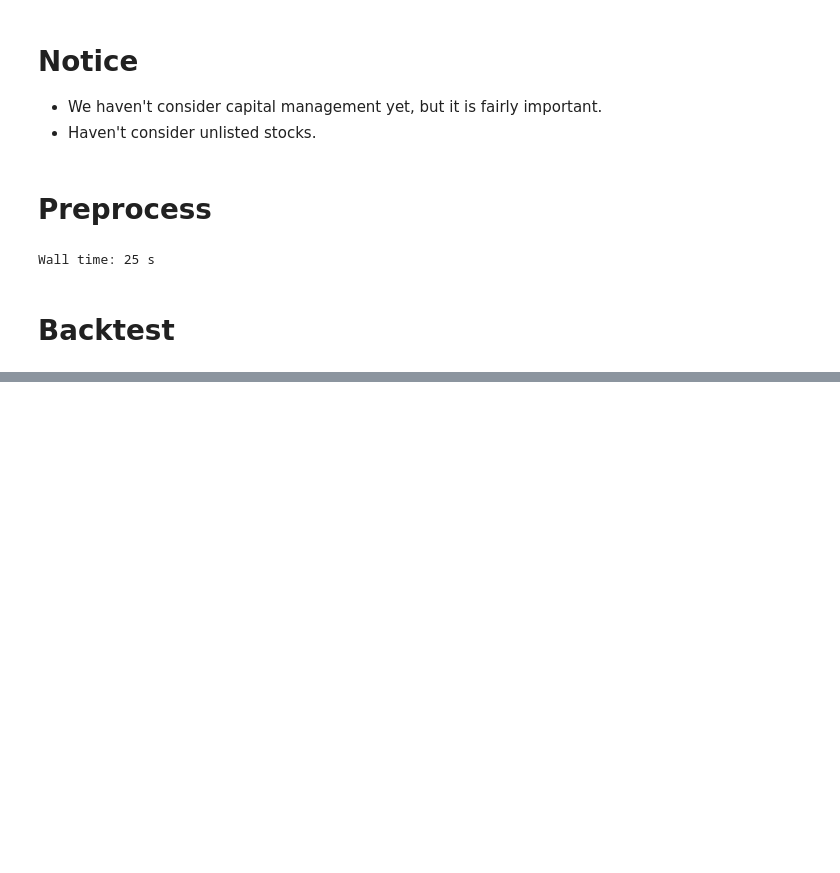
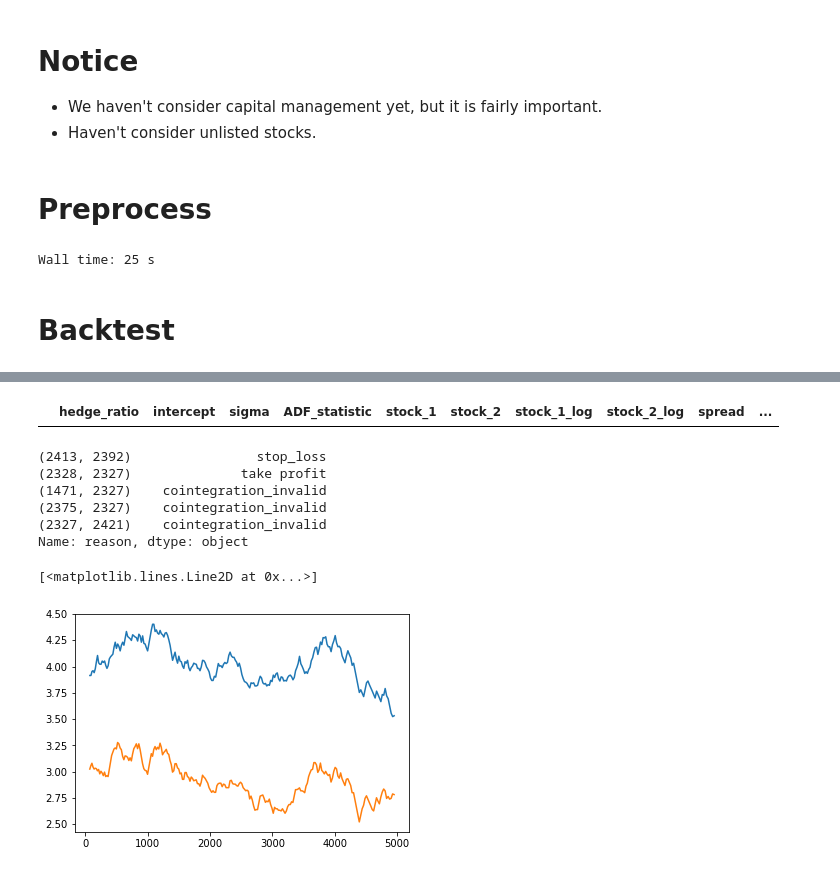
Before and after one commit to Andy-Liu66/Investment-Strategy-Backtesting-Blog, a Jupyter notebook: Pairs trading based on Cointegration/testing.ipynb, the cells around one changed output, grey strips where cells are left out. Drawn from its saved outputs; the diff is of its cells as text; code cells hidden in the pictures; blank space fills up the shorter version.

```diff
--- a/Pairs trading based on Cointegration/testing.ipynb
+++ b/Pairs trading based on Cointegration/testing.ipynb
@@ -53,6 +59,8 @@ ASR_threshold = 1.5
 # %%
 %%time
 # trailing part
+current_step += 1
+
 # prepare data for model
 timeframe_for_model = timeframe.iloc[current_step-trailing_windows: current_step]
 
@@ -111,7 +119,9 @@ tradable_pairs[['stock_1', 'stock_2']] = list(map(
     tradable_pairs.index
 ))
 
-tradable_pairs[['stock_1_log', 'stock_2_log']] = np.log(tradable_pairs[['stock_1', 'stock_2']])
+tradable_pairs[['stock_1_log', 'stock_2_log']] = np.log(
+    tradable_pairs[['stock_1', 'stock_2']]
+)
 
 tradable_pairs['spread'] = (
     tradable_pairs.stock_2_log -
@@ -126,5 +136,7 @@ tradable_pairs['PS'] = np.power(
     ADF_threshold - tradable_pairs.ADF_statistic
 )
 
+tradable_pairs['date'] =  date_for_spread.date.iloc[0]
+
 # current_step += 1
 # %% [output]
@@ -141,3 +217,22 @@ tradable_pairs.sort_values('PS', ascending=False)
+# %%
+open_position
+# %% [output]
+|  | hedge_ratio | intercept | sigma | ADF_statistic | stock_1 | stock_2 | stock_1_log | stock_2_log | spread | ... |
+# %%
+trade_result.reason
+# %% [output]
+(2413, 2392)                stop_loss
+(2328, 2327)              take profit
+(1471, 2327)    cointegration_invalid
+(2375, 2327)    cointegration_invalid
+(2327, 2421)    cointegration_invalid
+Name: reason, dtype: object
+# %%
+plt.plot(np.log(data_for_model[data_for_model.code == 2413].price), )
+plt.plot(np.log(data_for_model[data_for_model.code == 2392].price))
+# %% [output]
+[<matplotlib.lines.Line2D at 0x...>]
+[figure, added]
 # %%
 %%time
 tradable_pairs = pd.DataFrame()
```
Also changed, not shown: parts of 7 cells of this notebook.
